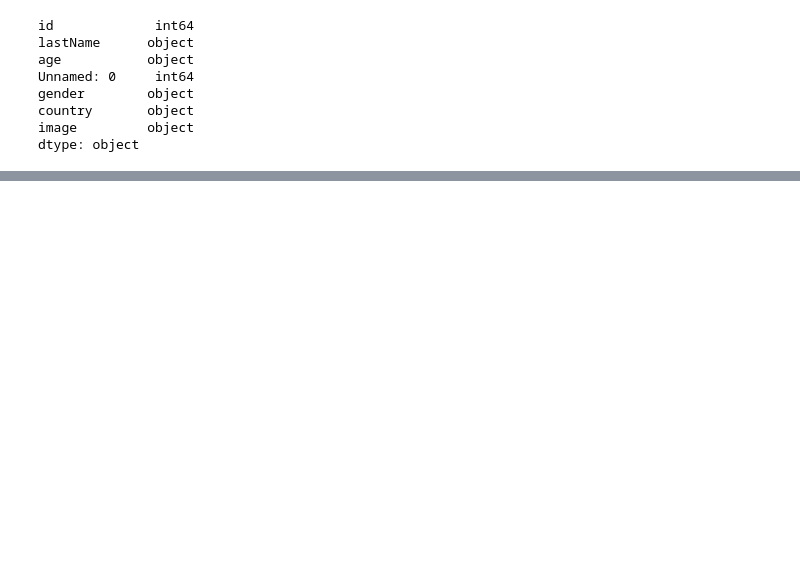
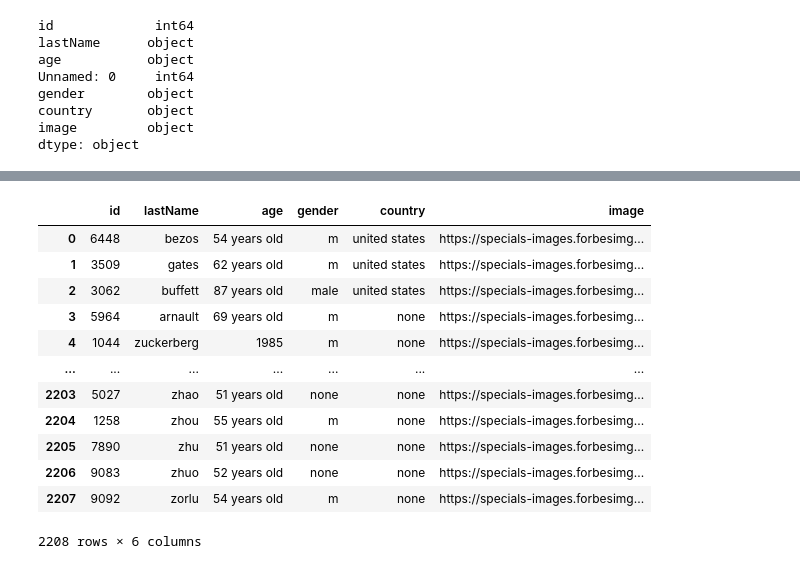
Before and after one commit to herreradelduque/Ironhack-Module-1-Project---Pandas-Pipelines, a Jupyter notebook: notebooks/notebook1.ipynb, the cells around one changed output, grey strips where cells are left out. Drawn from its saved outputs; the diff is of its cells as text; code cells hidden in the pictures; blank space fills up the shorter version.

```diff
--- a/notebooks/notebook1.ipynb
+++ b/notebooks/notebook1.ipynb
@@ -165,0 +144,3 @@ rank_info_dropped_unnamend0
+# %%
+personal_info.drop(['Unnamed: 0'], axis=1, inplace=True)
+len(personal_info.columns)
@@ -165,0 +164,4 @@ rank_info_dropped_unnamend0
+# %%
+personal_info['age'].fillna(0,inplace=True)
+personal_info['gender'].fillna(0,inplace=True)
+personal_info.isnull().sum()
@@ -165,0 +204,19 @@ rank_info_dropped_unnamend0
+# %%
+personal_info['lastName'] = personal_info['lastName'].str.lower()
+personal_info['country'] = personal_info['country'].str.lower()
+personal_info['gender'] = personal_info['gender'].str.lower()
+personal_info
+# %% [output]
+|  | id | lastName | age | gender | country | image |
+| 0 | 6448 | bezos | 54 years old | m | united states | https://specials-images.forbesimg... |
+| 1 | 3509 | gates | 62 years old | m | united states | https://specials-images.forbesimg... |
+| 2 | 3062 | buffett | 87 years old | male | united states | https://specials-images.forbesimg... |
+| 3 | 5964 | arnault | 69 years old | m | none | https://specials-images.forbesimg... |
+| 4 | 1044 | zuckerberg | 1985 | m | none | https://specials-images.forbesimg... |
+| ... | ... | ... | ... | ... | ... | ... |
+| 2203 | 5027 | zhao | 51 years old | none | none | https://specials-images.forbesimg... |
+| 2204 | 1258 | zhou | 55 years old | m | none | https://specials-images.forbesimg... |
+| 2205 | 7890 | zhu | 51 years old | none | none | https://specials-images.forbesimg... |
+| 2206 | 9083 | zhuo | 52 years old | none | none | https://specials-images.forbesimg... |
+| 2207 | 9092 | zorlu | 54 years old | m | none | https://specials-images.forbesimg... |
+2208 rows × 6 columns
```
Also changed, not shown: parts of 45 cells of this notebook.
